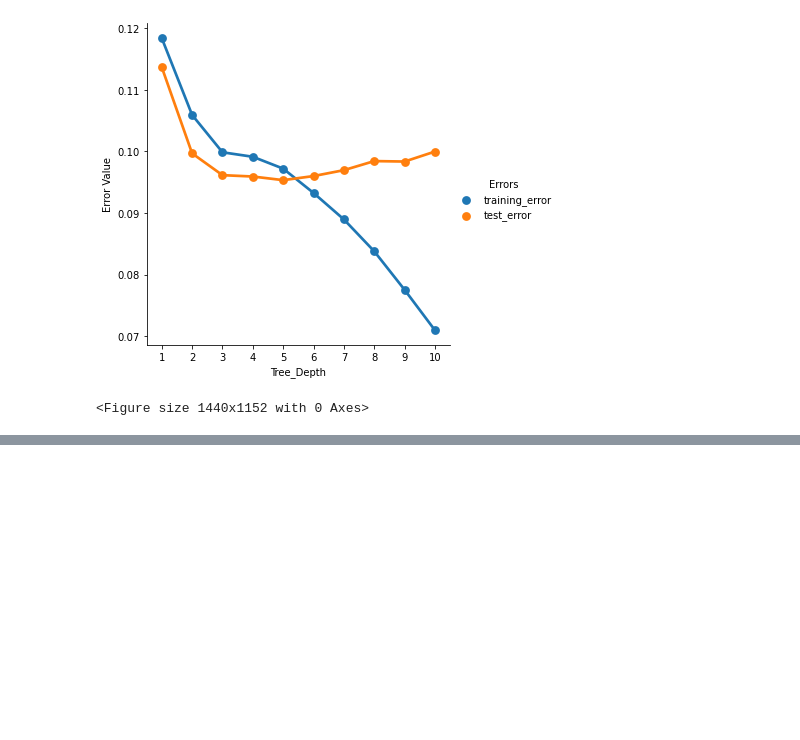
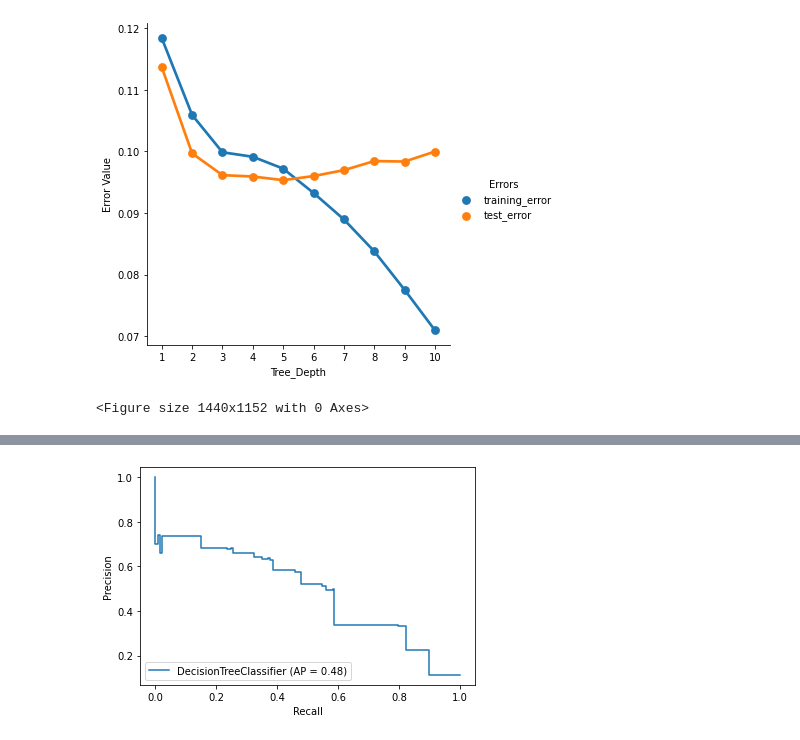
Before and after one commit to baomdoan/Classification-Practice, a Jupyter notebook: Bank Data.ipynb, the cells around one changed output, grey strips where cells are left out. Saved outputs shown, nothing was run; the diff lists cells and outputs as text; code cells hidden in the pictures; blank space fills up the shorter version.

```diff
--- a/Bank Data.ipynb
+++ b/Bank Data.ipynb
@@ -232,2 +236,0 @@ bank_clsf_3 = DecisionTreeClassifier(random_state=51, max_depth=3)
-# %%
-bank_clsf_3.fit(bank_X_train, bank_y_train)
@@ -251,2 +236,0 @@ bank_clsf_15 = DecisionTreeClassifier(random_state=51, max_depth=15)
-# %%
-bank_clsf_15.fit(bank_X_train, bank_y_train)
@@ -273,2 +242,0 @@ bank_clsf_8 = DecisionTreeClassifier(random_state=51, max_depth=8)
-# %%
-bank_clsf_8.fit(bank_X_train, bank_y_train)
@@ -380,4 +334,4 @@ plt.figure(figsize=(20,16))
 <Figure size 1440x1152 with 0 Axes>
 # %%
 bank_clf_5 = DecisionTreeClassifier(random_state=51, max_depth=5)
-bank_clf_5.fit(bank_X_train, bank_y_train)
+bank_clf_5 = bank_clf_5.fit(bank_X_train, bank_y_train)
@@ -445,0 +423,4 @@ array([[0.98540635, 0.01459365],
+# %%
+disp = plot_precision_recall_curve(bank_clf_5, bank_X_test, bank_y_test)
+# %% [output]
+[figure, added]
```
Also changed, not shown: parts of 35 cells of this notebook.
